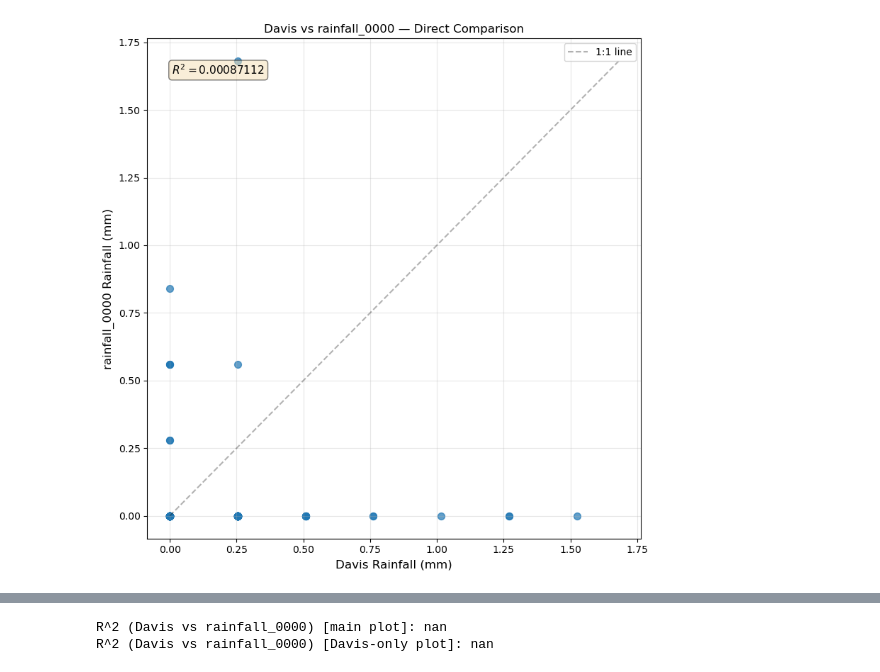
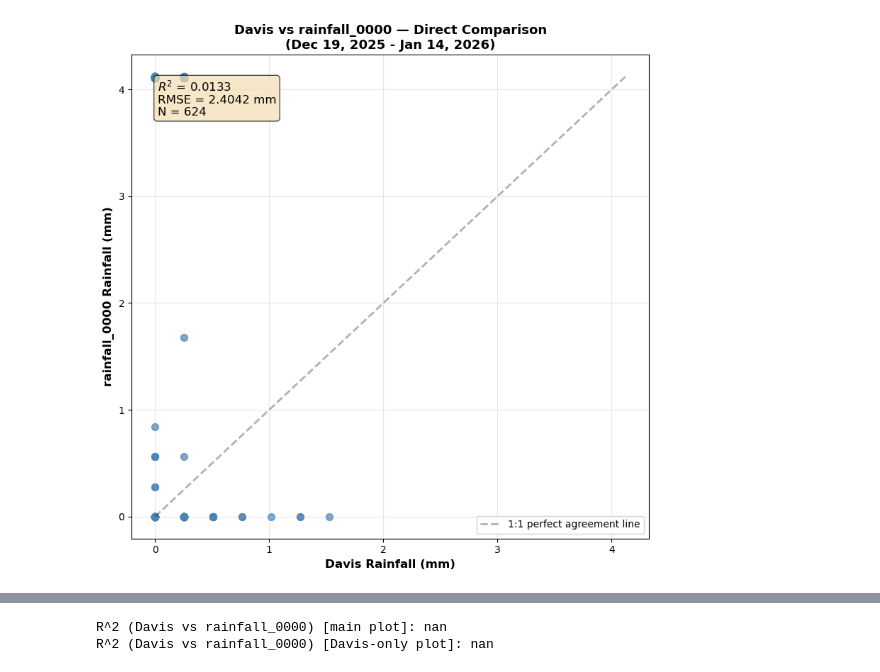
Before and after one commit to COAST-Lab/Open-Water-Level-and-Rainfall-Sensor, a Jupyter notebook: Data Analysis/practiceAnalysis.ipynb, the cells around one changed output, grey strips where cells are left out. Drawn from its saved outputs; the diff is of its cells as text; code cells hidden in the pictures.

```diff
--- a/Data Analysis/practiceAnalysis.ipynb
+++ b/Data Analysis/practiceAnalysis.ipynb
@@ -177,71 +208,90 @@ plt.show()
 # %%
-# Compare Davis and rainfall_0000 directly
-# Plot Davis on X-axis and rainfall_0000 on Y-axis
 
+# Davis vs rainfall_0000 — Direct Sensor Comparison
+# Merge datasets by datetime, compute correlation (R²), and plot
+
+
+print("=" * 70)
+print("ANALYSIS 2: Davis vs rainfall_0000 Comparison")
+print("=" * 70)
+
+# Reload and process both datasets for clean analysis
 davis_only = load_and_process(file_2, assume_inches=True, already_hourly=False)
 rain0_only = load_and_process(file_3, assume_inches=False, already_hourly=True)
 
 start = pd.to_datetime('2025-12-19 09:00')
-end = pd.to_datetime('2026-01-06 09:00')
+end = pd.to_datetime('2026-01-14 11:00')
 
 davis_only = davis_only[(davis_only['datetime'] >= start) & (davis_only['datetime'] <= end)].reset_index(drop=True)
 rain0_only = rain0_only[(rain0_only['datetime'] >= start) & (rain0_only['datetime'] <= end)].reset_index(drop=True)
 
-print(f"Davis shape before rounding: {davis_only.shape}")
-print(f"rainfall_0000 shape before rounding: {rain0_only.shape}")
+print(f"\nBefore datetime alignment:")
+print(f"  Davis shape: {davis_only.shape}")
+print(f"  rainfall_0000 shape: {rain0_only.shape}")
 
 # Round both to nearest HOUR to align hourly data (discard minutes and seconds)
+# This ensures datasets can be merged properly on datetime
 davis_only['datetime'] = davis_only['datetime'].dt.floor('H')
 rain0_only['datetime'] = rain0_only['datetime'].dt.floor('H')
-
-print(f"\nAfter rounding to hour:")
-print(f"Davis first 5: {davis_only['datetime'].head().tolist()}")
-print(f"rainfall_0000 first 5: {rain0_only['datetime'].head().tolist()}")
 
 # Check for overlapping datetimes
 davis_dates = set(davis_only['datetime'])
 rain0_dates = set(rain0_only['datetime'])
 overlap = davis_dates.intersection(rain0_dates)
-print(f"\nOverlapping datetimes: {len(overlap)}")
+print(f"\nOverlapping hourly timestamps: {len(overlap)} hours")
 
-# align datasets on datetime for direct comparison
+# Align datasets on datetime for direct comparison
 merged_dr_only = pd.merge(davis_only, rain0_only, on='datetime', how='inner', suffixes=('_davis','_rain0'))
-print(f"Merged shape: {merged_dr_only.shape}")
+print(f"Merged dataset shape: {merged_dr_only.shape}")
 
+# Compute correlation, R², RMSE, and slope
 if not merged_dr_only.empty:
+    from scipy import stats
     corr_only = merged_dr_only['rain_mm_davis'].corr(merged_dr_only['rain_mm_rain0'])
     r2_only = corr_only**2 if pd.notna(corr_only) else float('nan')
-    print(f"R^2: {r2_only}")
+    # Calculate RMSE (Root Mean Square Error)
+    mse = np.mean((merged_dr_only['rain_mm_davis'] - merged_dr_only['rain_mm_rain0'])**2)
+    rmse_only = np.sqrt(mse)
+    # Calculate slope via linear regression
+    slope_only, intercept_only, _, _, _ = stats.linregress(merged_dr_only['rain_mm_davis'], merged_dr_only['rain_mm_rain0'])
+    print(f"\nPearson Correlation: {corr_only:.4f}")
+    print(f"R² (Coefficient of Determination): {r2_only:.4f}")
+    print(f"RMSE (Root Mean Square Error): {rmse_only:.4f} mm")
+    print(f"Slope: {slope_only:.4f}")
 else:
     r2_only = float('nan')
+    rmse_only = float('nan')
+    slope_only = float('nan')
+    print("No overlapping data found!")
 
-# Create scatter plot: Davis (X) vs rainfall_0000 (Y)
+# Create scatter plot: Davis (X-axis) vs rainfall_0000 (Y-axis)
+print(f"\nGenerating scatter plot...")
 plt.figure(figsize=(8,8))
 if not merged_dr_only.empty:
-    plt.scatter(merged_dr_only['rain_mm_davis'], merged_dr_only['rain_mm_rain0'], s=50, alpha=0.7)
-    print(f"Plotted {len(merged_dr_only)} points")
+    plt.scatter(merged_dr_only['rain_mm_davis'], merged_dr_only['rain_mm_rain0'], s=50, alpha=0.7, color='steelblue')
+    print(f"  Plotted {len(merged_dr_only)} data points")
 else:
-    print("No data to plot - no overlapping datetimes found")
+    print("  No data to plot - no overlapping datetimes found")
 
-plt.xlabel('Davis Rainfall (mm)', fontsize=12)
-plt.ylabel('rainfall_0000 Rainfall (mm)', fontsize=12)
-plt.title('Davis vs rainfall_0000 — Direct Comparison', fontsize=12)
+plt.xlabel('Davis Rainfall (mm)', fontsize=12, fontweight='bold')
+plt.ylabel('rainfall_0000 Rainfall (mm)', fontsize=12, fontweight='bold')
+plt.title('Davis vs rainfall_0000 — Direct Comparison\n(Dec 19, 2025 - Jan 14, 2026)', fontsize=13, fontweight='bold')
 
-# add 1:1 reference line
-if not merged_dr_only.empty:
-    max_val = max(merged_dr_only['rain_mm_davis'].max(), merged_dr_only['rain_mm_rain0'].max())
-    plt.plot([0, max_val], [0, max_val], 'k--', alpha=0.3, label='1:1 line')
-
-# annotate R^2
+# Annotate R² and RMSE on plot
 try:
     ax = plt.gca()
     if pd.notna(r2_only) and not merged_dr_only.empty:
-        ax.text(0.05, 0.95, f'$R^2 = {r2_only:.5g}$', transform=ax.transAxes, fontsize=11, va='top', bbox=dict(boxstyle='round', facecolor='wheat', alpha=0.5))
-except Exception:
-    pass
+        ax.text(0.05, 0.95, f'$R^2$ = {r2_only:.4f}\nRMSE = {rmse_only:.4f} mm\nN = {len(merged_dr_only)}',
+                transform=ax.transAxes, fontsize=12, va='top',
+                bbox=dict(boxstyle='round', facecolor='wheat', alpha=0.7))
+except Exception as e:
+    print(f"Warning: Could not annotate plot: {e}")
 
 if not merged_dr_only.empty:
-    plt.legend()
+    max_val = max(merged_dr_only['rain_mm_davis'].max(), merged_dr_only['rain_mm_rain0'].max())
+    plt.plot([0, max_val], [0, max_val], 'k--', alpha=0.3, linewidth=2, label='1:1 perfect agreement line')
+    plt.legend(loc='lower right')
+
 plt.grid(True, alpha=0.3)
 plt.tight_layout()
 plt.show()
@@ -260 +316 @@ Plotted 409 points
-[figure, old version]
+[figure, new version]
```
Also changed, not shown: parts of 7 cells of this notebook, 5 other files.
